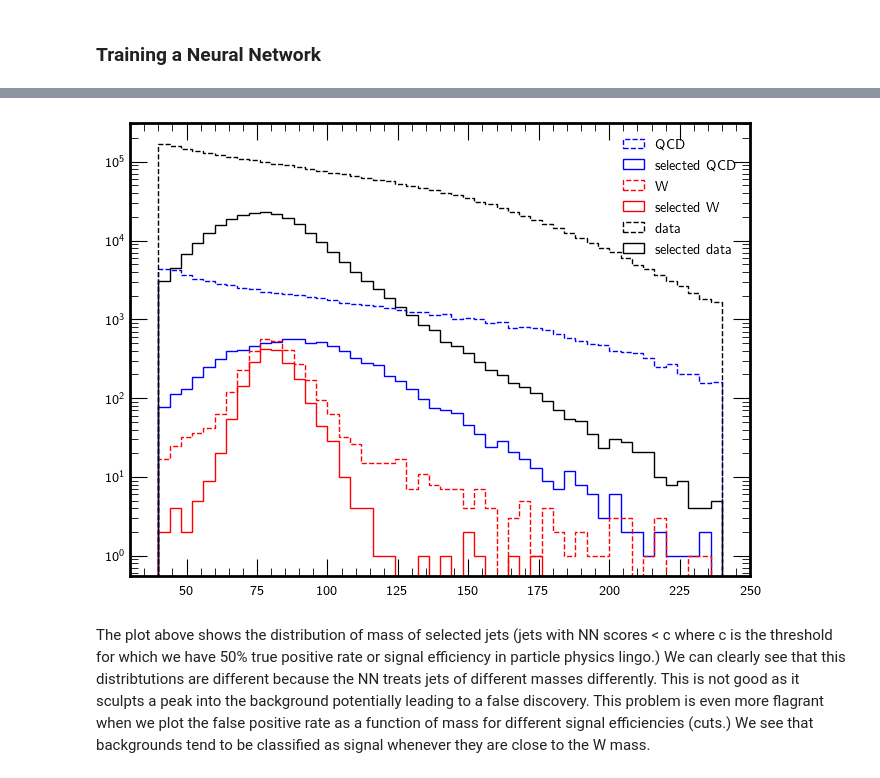
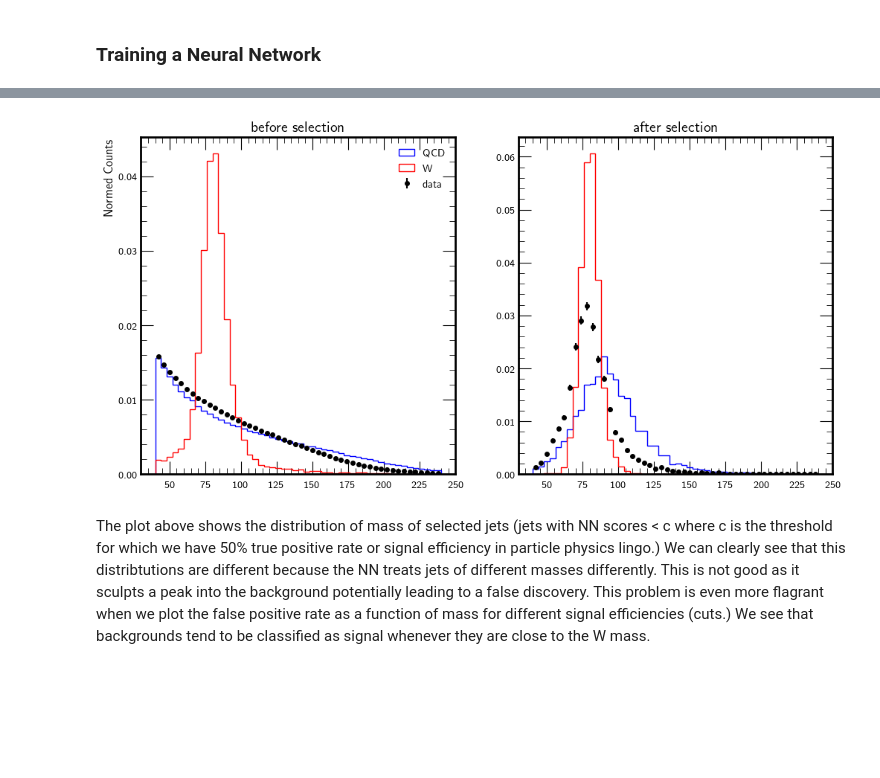
Before and after one commit to violatingcp/MIT_8.S50, a Jupyter notebook: Project2/extra/DNN-Wtag_Question.ipynb, the cells around one changed output, grey strips where cells are left out. Cells and saved outputs as stored; diff of their text form; code cells hidden in the pictures; blank space fills up the shorter version.

```diff
--- a/Project2/extra/DNN-Wtag_Question.ipynb
+++ b/Project2/extra/DNN-Wtag_Question.ipynb
@@ -187,9 +169,7 @@ def keep_key(key):
 
 
 keys = []  #keys = ["vjet0_msd0"]
-keys += [
-    key for key in qcd.keys() if key.startswith("vjet0") and keep_key(key)
-]
+keys += [key for key in qcd.keys() if key.startswith("vjet0") and keep_key(key)]
 # You can add other non-fatjet keys
 #keys += ["puweight", "nvtx", "rho", "metRaw", "metRawPhi", "met", "mvamet", "puppet", "njets"]
 qcd_samples = np.stack(list(qcd.arrays(keys, library="np").values()),
@@ -526,15 +515,15 @@ def loss_criterion(pred,target,m,w, reduction="sum"):
     return l
 # %%
 #verbosity=n keeps epoch result every n epochs
-verbosity=5
+verbosity=10
 # training epochs = # times we go over all the data
 epochs = 30
 # learning rate = coefficient for gradients. Affects convergence rate but also the hypothesis space (functions that can be learned)
 lr = 1e-3
 # initialize the NN
-module = MLP(dataset.samples.shape[1])
+module = MLP(dataset.samples.shape[1],readout_activation=torch.sigmoid)
 # Probably the best plug and play optimizer out there. Works really well for most problems.
 optimizer = torch.optim.Adam(module.parameters(), lr=lr)
 # train the NN
-train_losses = train_loop(module,optimizer,epochs=epochs, verbosity=verbosity)
+train_losses = train_loop(module,optimizer,loss_criterion=loss_criterion ,epochs=epochs, verbosity=verbosity)
 # %% [output]
@@ -548,28 +535,40 @@ Done! Total time elapsed 186.07s
 # %%
 # Now that we have a trained model
 # We can evaluate it on the test data (which in this case was just the validation data)
 # in order to look at the behaviour of our model at different masses
 with torch.no_grad():
     module.eval()
     module.to("cpu")
     scores = torch.sigmoid(module(test)).numpy().flatten()
     #the outputs aren't properly normalized which is why we use sigmoid here
     data_scores = torch.sigmoid(module(
         torch.from_numpy(data_samples))).numpy().flatten()
-fig, ax = plt.subplots(1, 1, dpi=100, figsize=(8, 6))
-cut = find_threshold(scores, (test_labels == 1), .1)
-kwargs = {"bins": 50, "density": False, "histtype": "step", "range": (40, 240)}
-_, bins, _ = ax.hist(test_mass[test_labels == 1],color="b",ls="--",label="QCD",**kwargs)
-ax.hist(test_mass[(test_labels == 1) & (scores < cut)],color="b",label="selected QCD",**kwargs)
-ax.hist(test_mass[test_labels == 0], color="r", ls="--", label="W", **kwargs)
-ax.hist(test_mass[(test_labels == 0) & (scores < cut)],color="r",label="selected W",**kwargs)
-ax.hist(data_mass, color="k", ls="--", label="data", **kwargs)
-ax.hist(data_mass[(data_scores < cut)],color="k",label="selected data",**kwargs)
-ax.set_yscale("log")
-plt.legend()
+fig, (ax,ax1) = plt.subplots(1, 2, dpi=100, figsize=(12, 6))
+bkg_rate = .01 # remove 99% of bkg
+cut = find_threshold(scores, (test_labels == 1), bkg_rate)
+density= True
+kwargs = {"bins": 50, "density": density, "histtype": "step", "range": (40, 240)}
+_, bins, _ = ax.hist(test_mass[test_labels == 1],color="b",ls="-",label="QCD",**kwargs)
+ax1.hist(test_mass[(test_labels == 1) & (scores < cut)],color="b",label="selected QCD",**kwargs)
+ax.hist(test_mass[test_labels == 0], color="r", ls="-", label="W", **kwargs)
+ax1.hist(test_mass[(test_labels == 0) & (scores < cut)],color="r",label="selected W",**kwargs)
+y, bins = np.histogram(data_mass,bins=bins,density=density)
+bin_centers = .5*(bins[1:]+bins[:-1])
+yvar = y.copy()
+if density: yvar/=len(data_mass)*(bins[1]-bins[0])
+ax.errorbar(bin_centers,y,np.sqrt(yvar),ms=4, label="data",fmt="ok")
+y, _ = np.histogram(data_mass[(data_scores < cut)],bins=bins,density=density)
+yvar = y.copy()
+if density: yvar/=len(data_mass[data_scores < cut])*(bins[1]-bins[0])
+ax1.errorbar(bin_centers,y,np.sqrt(yvar),ms=4,label="selected data",fmt="ok")
+#ax.set_yscale("log")
+ax.set_ylabel("Normed Counts")
+ax.set_title("before selection")
+ax1.set_title("after selection")
+ax.legend()
 plt.show()
 # %% [output]
-[figure, old version]
+[figure, new version]
 # %% [markdown]
 The plot above shows the distribution of mass of selected jets (jets with NN scores < c where c is the threshold for which we have 50% true positive rate or signal efficiency in particle physics lingo.) We can clearly see that this distribtutions are different because the NN treats jets of different masses differently. This is not good as it sculpts a peak into the background potentially leading to a false discovery. This problem is even more flagrant when we plot the false positive rate as a function of mass for different signal efficiencies (cuts.) We see that backgrounds tend to be classified as signal whenever they are close to the W mass.
 # %%
```
Also changed, not shown: parts of 18 cells of this notebook.
